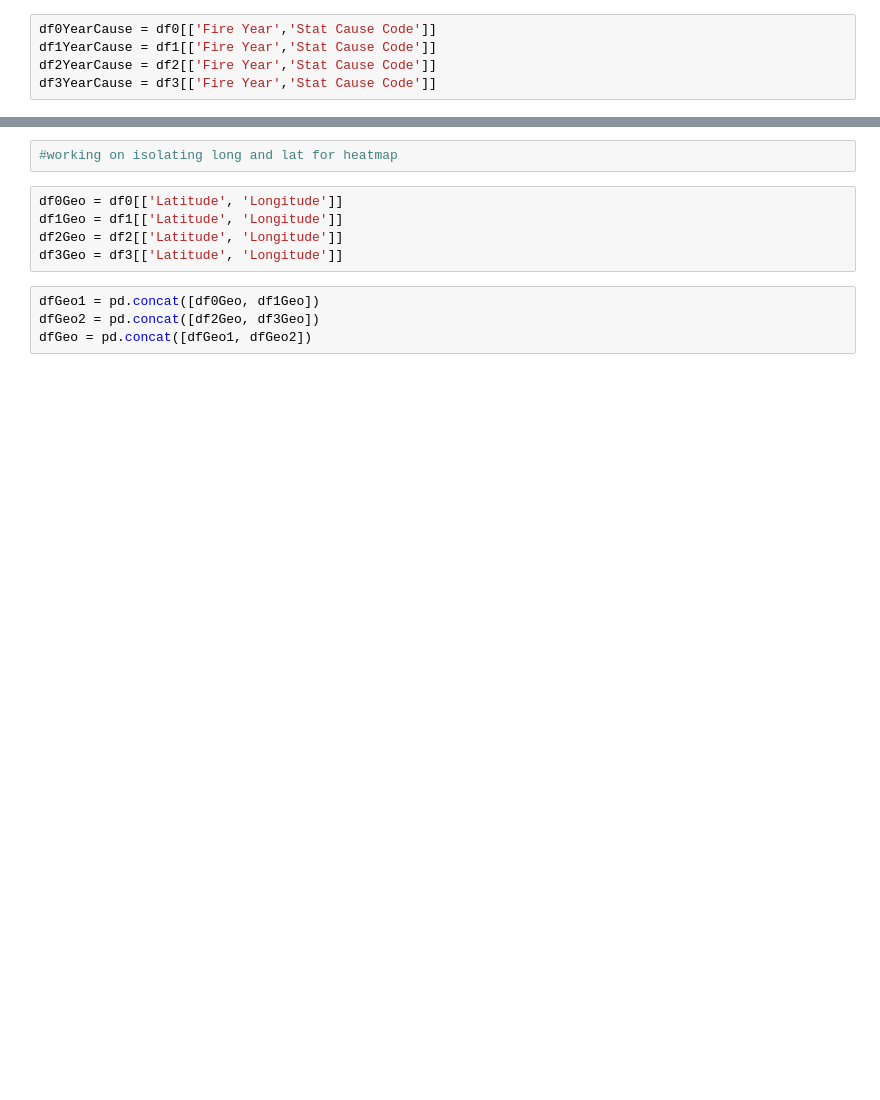
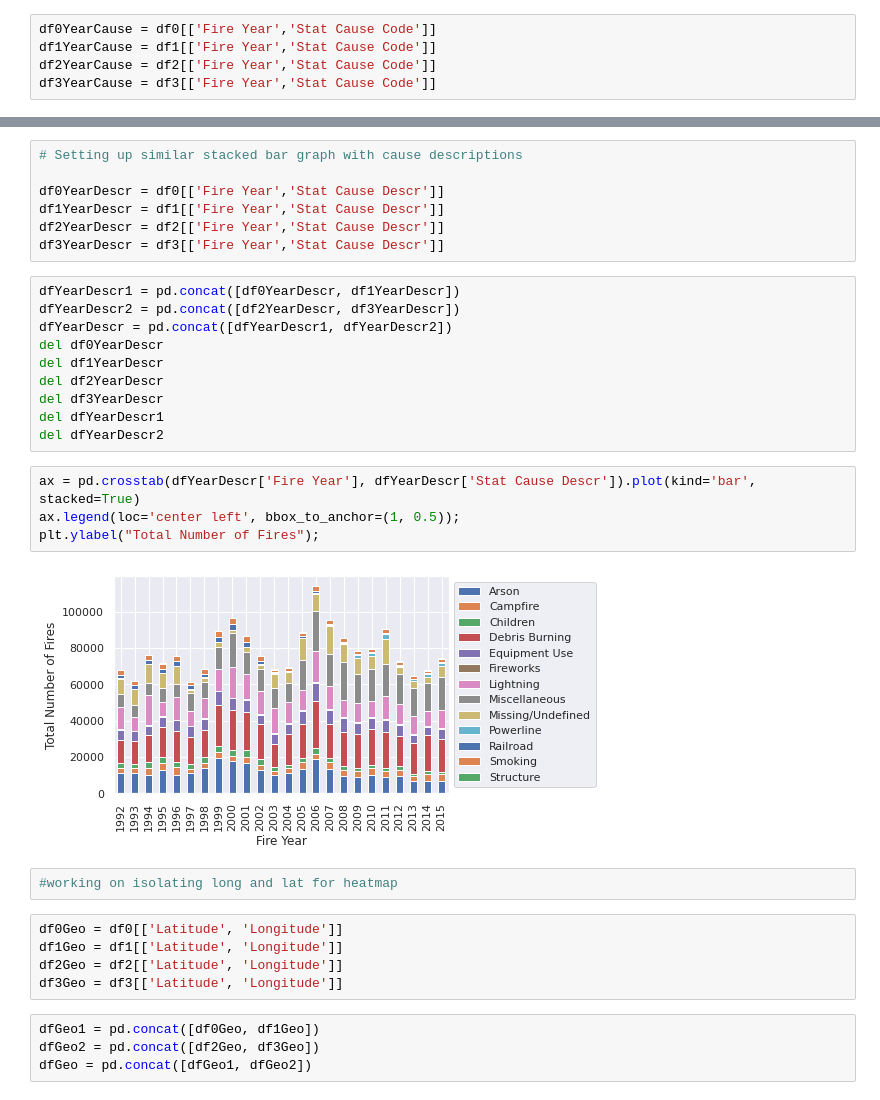
Before and after one commit to rodu4835/CSPB4502_ProjectWildfire, a Jupyter notebook: wildfireCSV.ipynb, the cells around one changed output, grey strips where cells are left out. Drawn from its saved outputs; the diff is of its cells as text; blank space fills up the shorter version.

```diff
--- a/wildfireCSV.ipynb
+++ b/wildfireCSV.ipynb
@@ -54,3 +106,26 @@ ax.legend(loc='center left', bbox_to_anchor=(1, 0.5))
+# %%
+# Setting up similar stacked bar graph with cause descriptions
+
+df0YearDescr = df0[['Fire Year','Stat Cause Descr']]
+df1YearDescr = df1[['Fire Year','Stat Cause Descr']]
+df2YearDescr = df2[['Fire Year','Stat Cause Descr']]
+df3YearDescr = df3[['Fire Year','Stat Cause Descr']]
+# %%
+dfYearDescr1 = pd.concat([df0YearDescr, df1YearDescr])
+dfYearDescr2 = pd.concat([df2YearDescr, df3YearDescr])
+dfYearDescr = pd.concat([dfYearDescr1, dfYearDescr2])
+del df0YearDescr
+del df1YearDescr
+del df2YearDescr
+del df3YearDescr
+del dfYearDescr1
+del dfYearDescr2
+# %%
+ax = pd.crosstab(dfYearDescr['Fire Year'], dfYearDescr['Stat Cause Descr']).plot(kind='bar', stacked=True)
+ax.legend(loc='center left', bbox_to_anchor=(1, 0.5));
+plt.ylabel("Total Number of Fires");
+# %% [output]
+[figure, added]
 # %%
 #working on isolating long and lat for heatmap
 # %%
```
Also changed, not shown: parts of 12 cells of this notebook.
